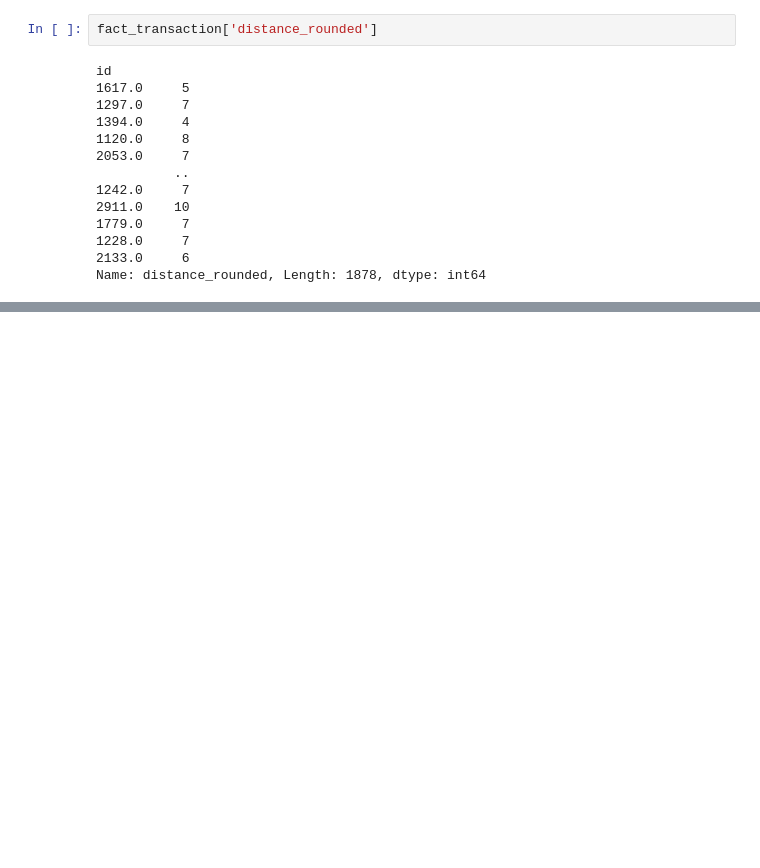
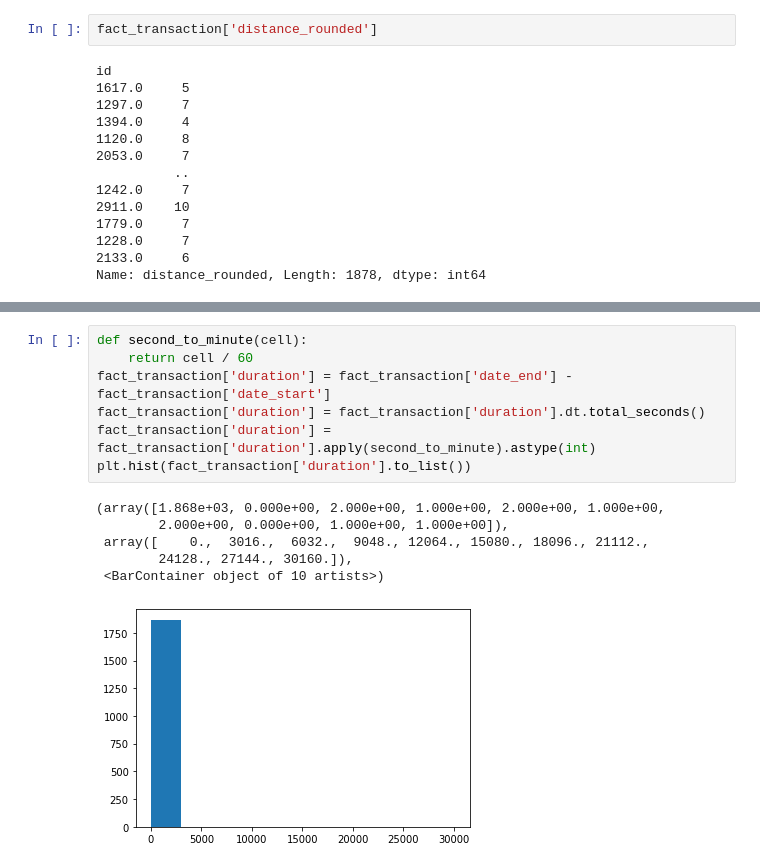
Before and after one commit to hariangr/learn_etl_data_warehouse, a Jupyter notebook: explore_data2.ipynb, the cells around one changed output, grey strips where cells are left out. Cells and saved outputs as stored; diff of their text form; blank space fills up the shorter version.

```diff
--- a/explore_data2.ipynb
+++ b/explore_data2.ipynb
@@ -208,0 +269,14 @@ Name: distance_rounded, Length: 1878, dtype: int64
+# %%
+def second_to_minute(cell):
+    return cell / 60
+fact_transaction['duration'] = fact_transaction['date_end'] - fact_transaction['date_start']
+fact_transaction['duration'] = fact_transaction['duration'].dt.total_seconds()
+fact_transaction['duration'] = fact_transaction['duration'].apply(second_to_minute).astype(int)
+plt.hist(fact_transaction['duration'].to_list())
+# %% [output]
+(array([1.868e+03, 0.000e+00, 2.000e+00, 1.000e+00, 2.000e+00, 1.000e+00,
+        2.000e+00, 0.000e+00, 1.000e+00, 1.000e+00]),
+ array([    0.,  3016.,  6032.,  9048., 12064., 15080., 18096., 21112.,
+        24128., 27144., 30160.]),
+ <BarContainer object of 10 artists>)
+[figure, added]
```
Also changed, not shown: parts of 8 cells of this notebook, 4 other files.
